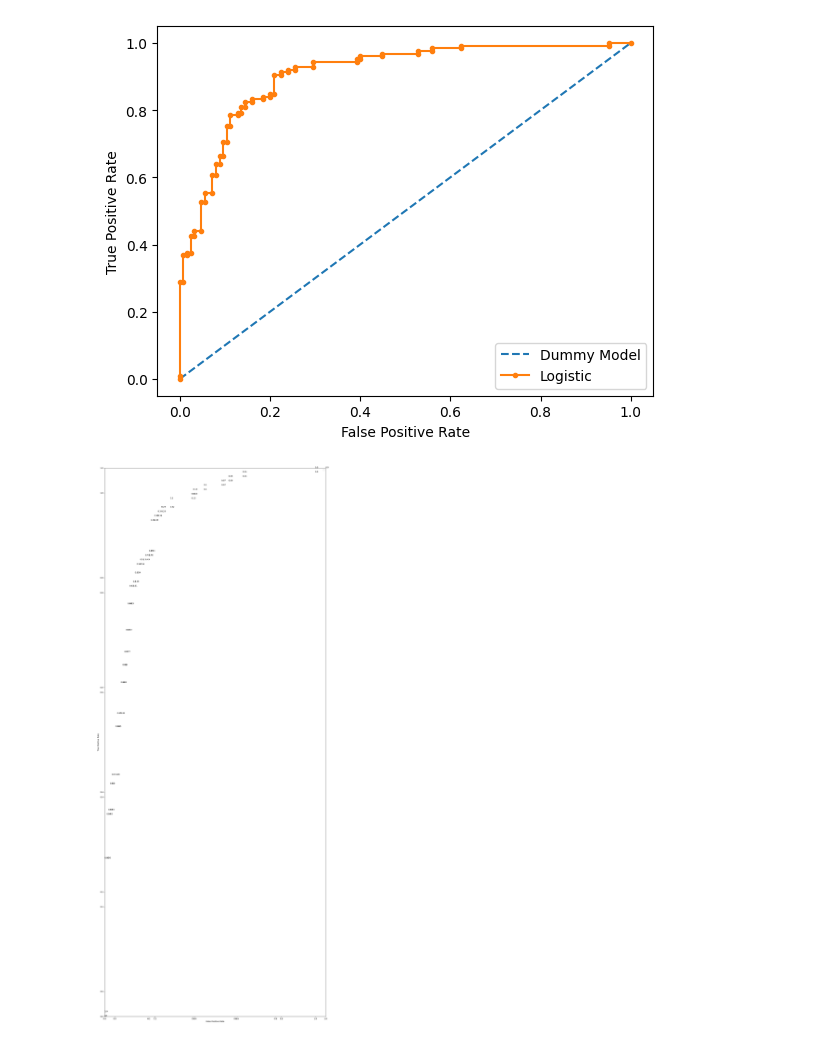
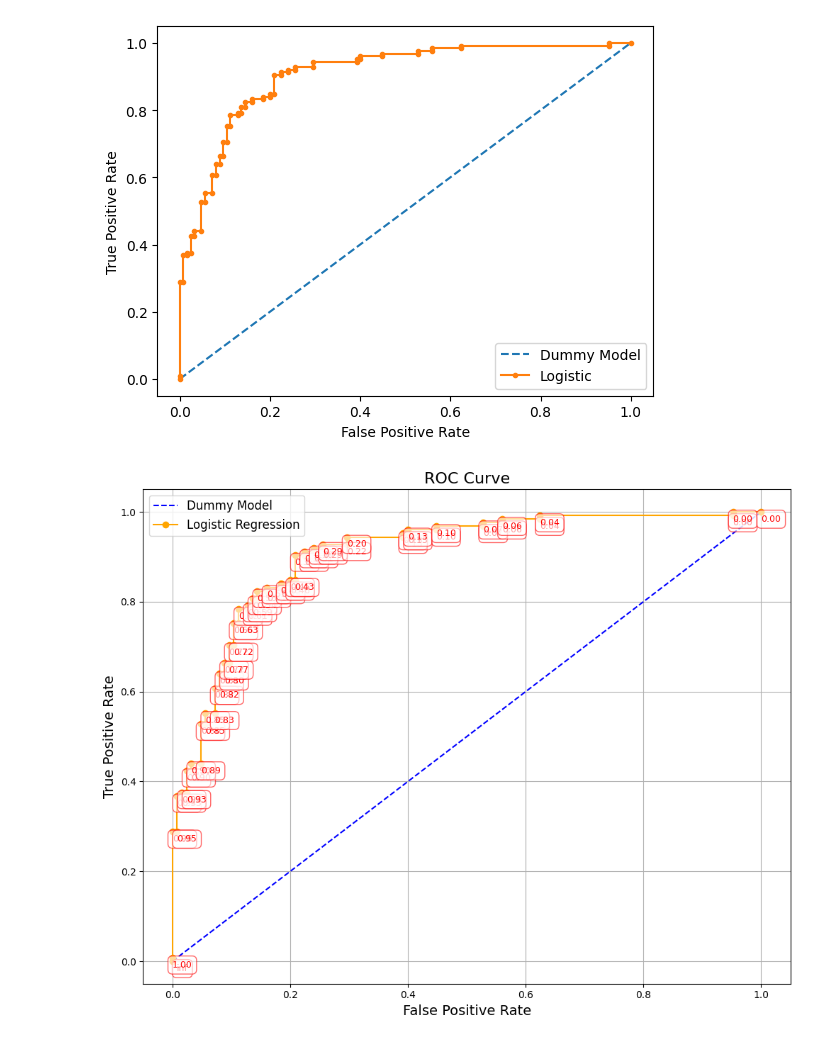
Before and after one commit to hsahni55h/MLalgorithms, a Jupyter notebook: Supervised Machine Learning/Logistic regression/Practical/Logistic Regression Implementation.ipynb, the cells around one changed output. Drawn from its saved outputs; the diff is of its cells as text; code cells hidden in the pictures.

```diff
--- a/Supervised Machine Learning/Logistic regression/Practical/Logistic Regression Implementation.ipynb
+++ b/Supervised Machine Learning/Logistic regression/Practical/Logistic Regression Implementation.ipynb
@@ -616,21 +616,32 @@ pyplot.legend()
 pyplot.show()
 # %% [output]
 [figure]
-# %%
-# plot the roc curve for the model
-import numpy as np
-fig = pyplot.figure(figsize=(20,50))
-pyplot.plot(dummy_fpr, dummy_tpr, linestyle='--', label='Dummy Model')
-pyplot.plot(model_fpr, model_tpr, marker='.', label='Logistic')
-ax = fig.add_subplot(111)
-for xyz in zip(model_fpr, model_tpr,thresholds):
-    ax.annotate('%s' % np.round(xyz[2],2), xy=(xyz[0],xyz[1]))
-# axis labels
-pyplot.xlabel('False Positive Rate')
-pyplot.ylabel('True Positive Rate')
-# show the legend
-pyplot.legend()
-# show the plot
-pyplot.show()
-# %% [output]
-[figure, removed]
+# %%
+fig, ax = plt.subplots(figsize=(10, 8))
+
+# Plot ROC curves
+ax.plot(dummy_fpr, dummy_tpr, linestyle='--', color='blue', label='Dummy Model')
+ax.plot(model_fpr, model_tpr, marker='o', color='orange', label='Logistic Regression')
+
+# Annotate thresholds
+for fpr, tpr, threshold in zip(model_fpr, model_tpr, thresholds):
+    ax.annotate(f'{threshold:.2f}', xy=(fpr, tpr), textcoords='offset points',
+                xytext=(10, -10), ha='center', fontsize=9, color='red',
+                bbox=dict(facecolor='white', alpha=0.6, edgecolor='red', boxstyle='round,pad=0.5'))
+
+# Axis labels and title
+ax.set_xlabel('False Positive Rate', fontsize=14)
+ax.set_ylabel('True Positive Rate', fontsize=14)
+ax.set_title('ROC Curve', fontsize=16)
+
+# Show legend
+ax.legend(fontsize=12)
+
+# Grid and tight layout for better spacing
+ax.grid(True)
+plt.tight_layout()
+
+# Show the plot
+plt.show()
+# %% [output]
+[figure, added]
```
